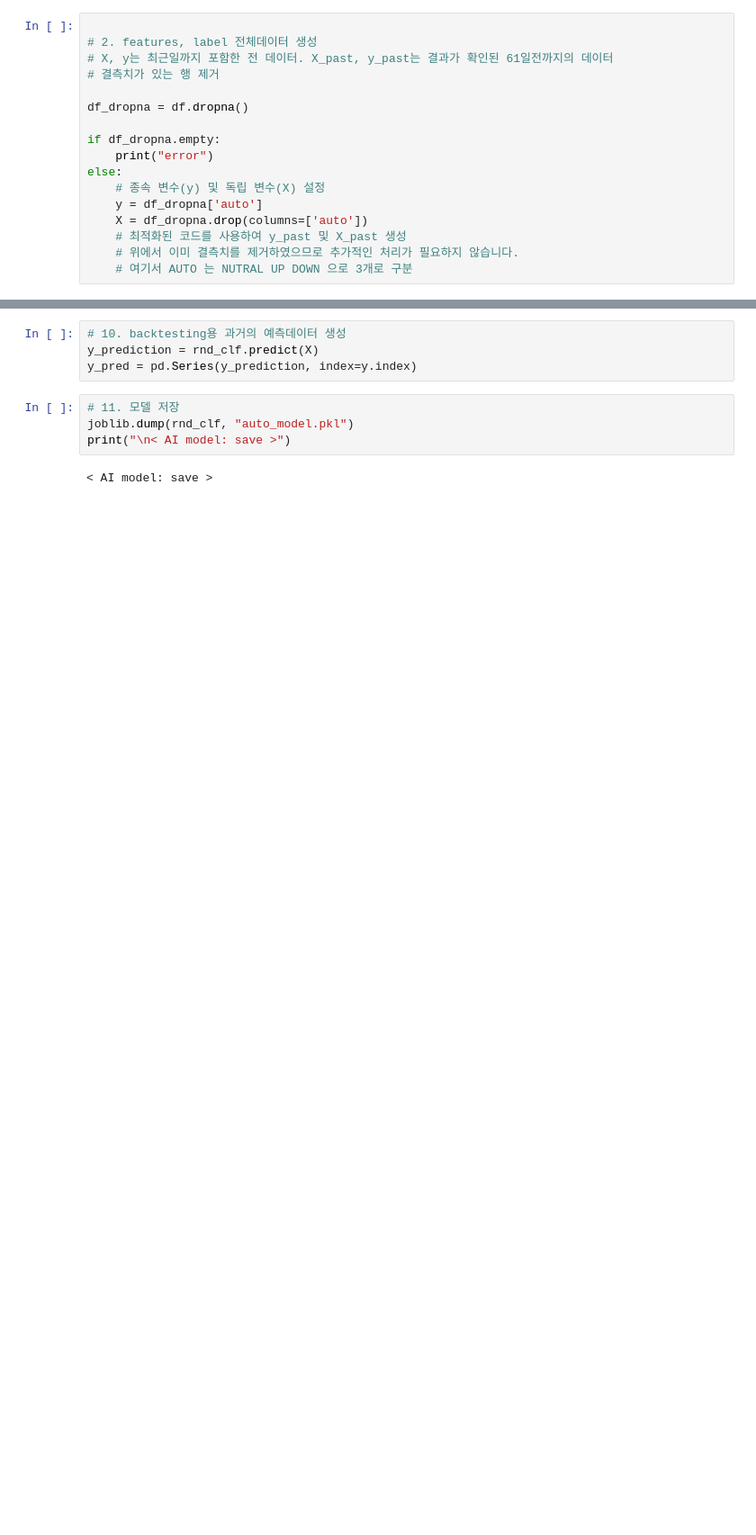
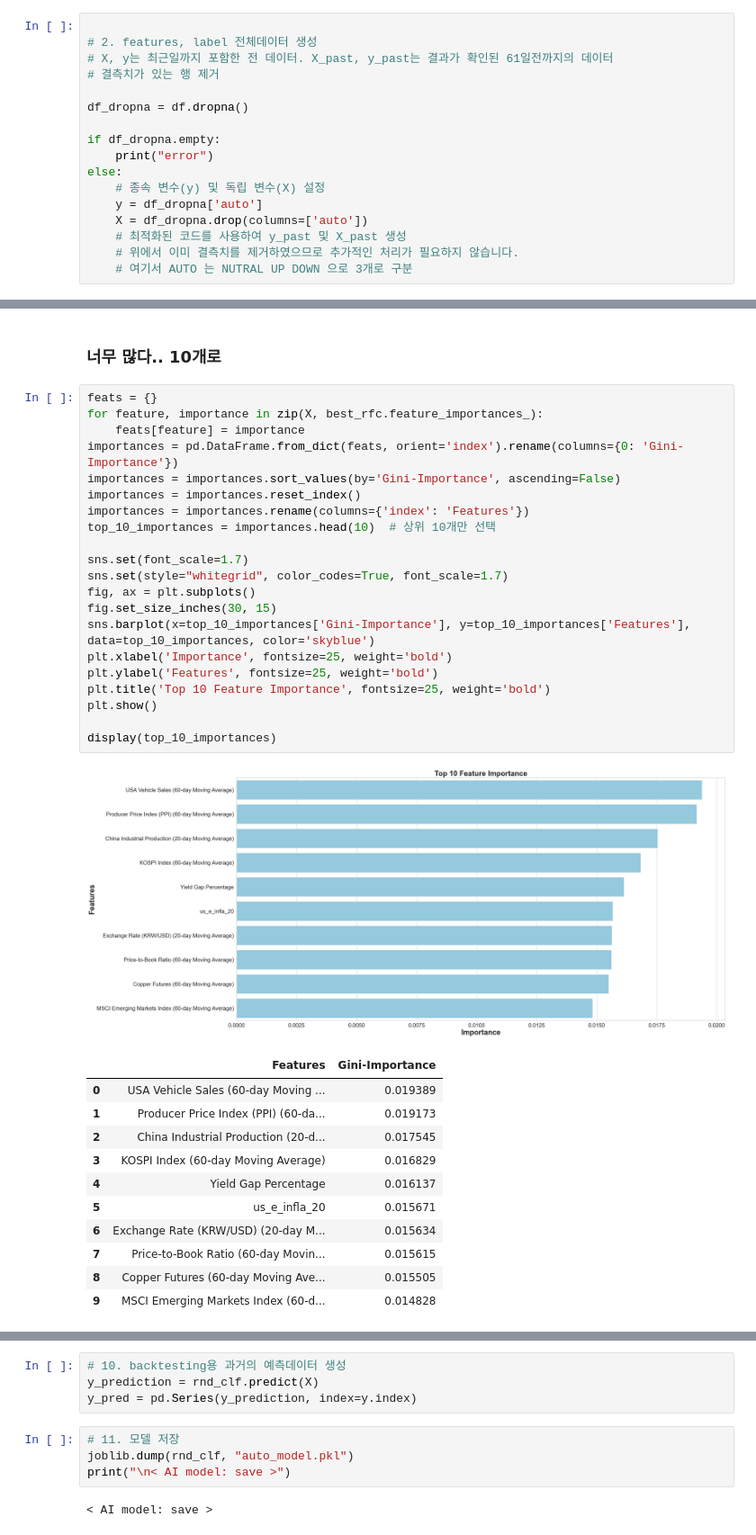
Before and after one commit to simpson000/sic_project_final, a Jupyter notebook: sic/test2.ipynb, the cells around one changed output, grey strips where cells are left out. Shown at 90% size. Cells and saved outputs as stored; diff of their text form; blank space fills up the shorter version.

```diff
--- a/sic/test2.ipynb
+++ b/sic/test2.ipynb
@@ -271,0 +507,36 @@ print(rnd_search.best_params_)
+# %% [markdown]
+### 너무 많다.. 10개로
+# %%
+feats = {}
+for feature, importance in zip(X, best_rfc.feature_importances_):
+    feats[feature] = importance
+importances = pd.DataFrame.from_dict(feats, orient='index').rename(columns={0: 'Gini-Importance'})
+importances = importances.sort_values(by='Gini-Importance', ascending=False)
+importances = importances.reset_index()
+importances = importances.rename(columns={'index': 'Features'})
+top_10_importances = importances.head(10)  # 상위 10개만 선택
+
+sns.set(font_scale=1.7)
+sns.set(style="whitegrid", color_codes=True, font_scale=1.7)
+fig, ax = plt.subplots()
+fig.set_size_inches(30, 15)
+sns.barplot(x=top_10_importances['Gini-Importance'], y=top_10_importances['Features'], data=top_10_importances, color='skyblue')
+plt.xlabel('Importance', fontsize=25, weight='bold')
+plt.ylabel('Features', fontsize=25, weight='bold')
+plt.title('Top 10 Feature Importance', fontsize=25, weight='bold')
+plt.show()
+
+display(top_10_importances)
+# %% [output]
+[figure, added]
+|  | Features | Gini-Importance |
+| 0 | USA Vehicle Sales (60-day Moving ... | 0.019389 |
+| 1 | Producer Price Index (PPI) (60-da... | 0.019173 |
+| 2 | China Industrial Production (20-d... | 0.017545 |
+| 3 | KOSPI Index (60-day Moving Average) | 0.016829 |
+| 4 | Yield Gap Percentage | 0.016137 |
+| 5 | us_e_infla_20 | 0.015671 |
+| 6 | Exchange Rate (KRW/USD) (20-day M... | 0.015634 |
+| 7 | Price-to-Book Ratio (60-day Movin... | 0.015615 |
+| 8 | Copper Futures (60-day Moving Ave... | 0.015505 |
+| 9 | MSCI Emerging Markets Index (60-d... | 0.014828 |
```
Also changed, not shown: parts of 29 cells of this notebook, 2 other files.
